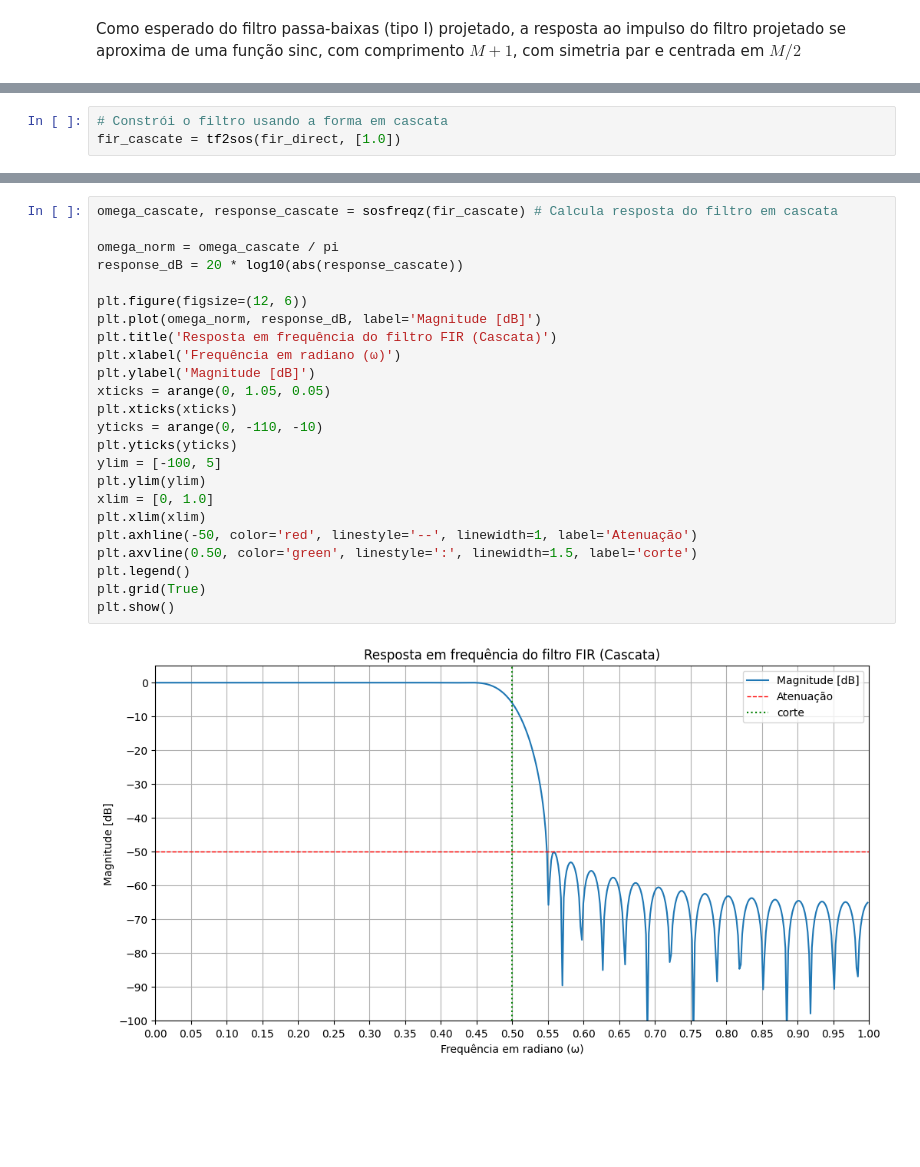
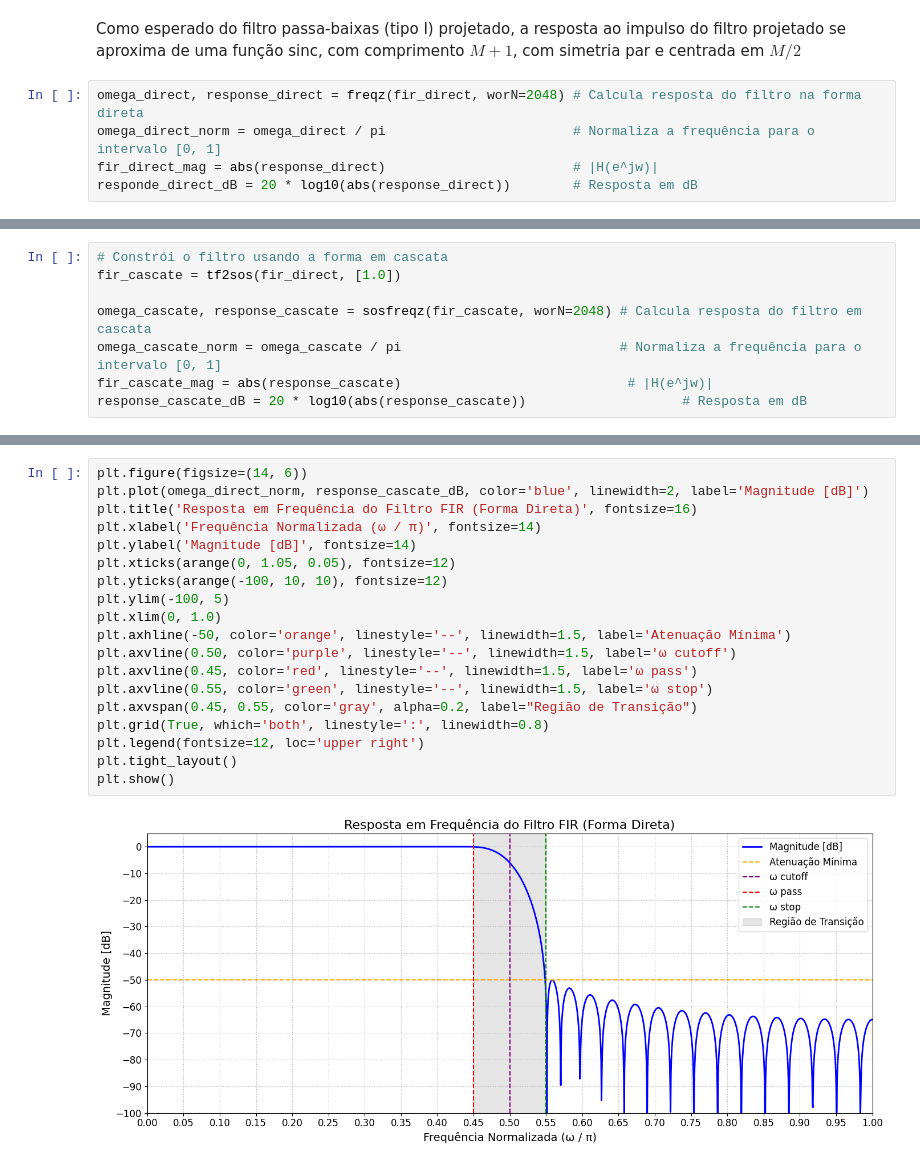
Before and after one commit to miguelmota2301/Butterworth-Bilinear-Filter, a Jupyter notebook: AVA_PDS_RodrigoFreitas_MiguelFeliciano.ipynb, the cells around one changed output, grey strips where cells are left out. Cells and saved outputs as stored; diff of their text form; blank space fills up the shorter version.

```diff
--- a/AVA_PDS_RodrigoFreitas_MiguelFeliciano.ipynb
+++ b/AVA_PDS_RodrigoFreitas_MiguelFeliciano.ipynb
@@ -119,3 +119,8 @@ plt.show()
 [figure]
 # %% [markdown]
 Como esperado do filtro passa-baixas (tipo I) projetado, a resposta ao impulso do filtro projetado se aproxima de uma função sinc, com comprimento $M + 1$, com simetria par e centrada em $M/2$
+# %%
+omega_direct, response_direct = freqz(fir_direct, worN=2048) # Calcula resposta do filtro na forma direta
+omega_direct_norm = omega_direct / pi                        # Normaliza a frequência para o intervalo [0, 1]
+fir_direct_mag = abs(response_direct)                        # |H(e^jw)|
+responde_direct_dB = 20 * log10(abs(response_direct))        # Resposta em dB
@@ -149,3 +241,8 @@ plt.show()
 # %%
 # Constrói o filtro usando a forma em cascata
 fir_cascate = tf2sos(fir_direct, [1.0])
+
+omega_cascate, response_cascate = sosfreqz(fir_cascate, worN=2048) # Calcula resposta do filtro em cascata
+omega_cascate_norm = omega_cascate / pi                            # Normaliza a frequência para o intervalo [0, 1]
+fir_cascate_mag = abs(response_cascate)                             # |H(e^jw)|
+response_cascate_dB = 20 * log10(abs(response_cascate))                    # Resposta em dB
@@ -152,26 +269,21 @@ fir_cascate = tf2sos(fir_direct, [1.0])
 # %%
-omega_cascate, response_cascate = sosfreqz(fir_cascate) # Calcula resposta do filtro em cascata
-
-omega_norm = omega_cascate / pi
-response_dB = 20 * log10(abs(response_cascate))
-
-plt.figure(figsize=(12, 6))
-plt.plot(omega_norm, response_dB, label='Magnitude [dB]')
-plt.title('Resposta em frequência do filtro FIR (Cascata)')
-plt.xlabel('Frequência em radiano (ω)')
-plt.ylabel('Magnitude [dB]')
-xticks = arange(0, 1.05, 0.05)
-plt.xticks(xticks)
-yticks = arange(0, -110, -10)
-plt.yticks(yticks)
-ylim = [-100, 5]
-plt.ylim(ylim)
-xlim = [0, 1.0]
-plt.xlim(xlim)
-plt.axhline(-50, color='red', linestyle='--', linewidth=1, label='Atenuação')
-plt.axvline(0.50, color='green', linestyle=':', linewidth=1.5, label='corte')
-plt.legend()
-plt.grid(True)
+plt.figure(figsize=(14, 6))
+plt.plot(omega_direct_norm, response_cascate_dB, color='blue', linewidth=2, label='Magnitude [dB]')
+plt.title('Resposta em Frequência do Filtro FIR (Forma Direta)', fontsize=16)
+plt.xlabel('Frequência Normalizada (ω / π)', fontsize=14)
+plt.ylabel('Magnitude [dB]', fontsize=14)
+plt.xticks(arange(0, 1.05, 0.05), fontsize=12)
+plt.yticks(arange(-100, 10, 10), fontsize=12)
+plt.ylim(-100, 5)
+plt.xlim(0, 1.0)
+plt.axhline(-50, color='orange', linestyle='--', linewidth=1.5, label='Atenuação Mínima')
+plt.axvline(0.50, color='purple', linestyle='--', linewidth=1.5, label='ω cutoff')
+plt.axvline(0.45, color='red', linestyle='--', linewidth=1.5, label='ω pass')
+plt.axvline(0.55, color='green', linestyle='--', linewidth=1.5, label='ω stop')
+plt.axvspan(0.45, 0.55, color='gray', alpha=0.2, label="Região de Transição")
+plt.grid(True, which='both', linestyle=':', linewidth=0.8)
+plt.legend(fontsize=12, loc='upper right')
+plt.tight_layout()
 plt.show()
 # %% [output]
-[figure, old version]
+[figure, new version]
```
Also changed, not shown: parts of 13 cells of this notebook.
